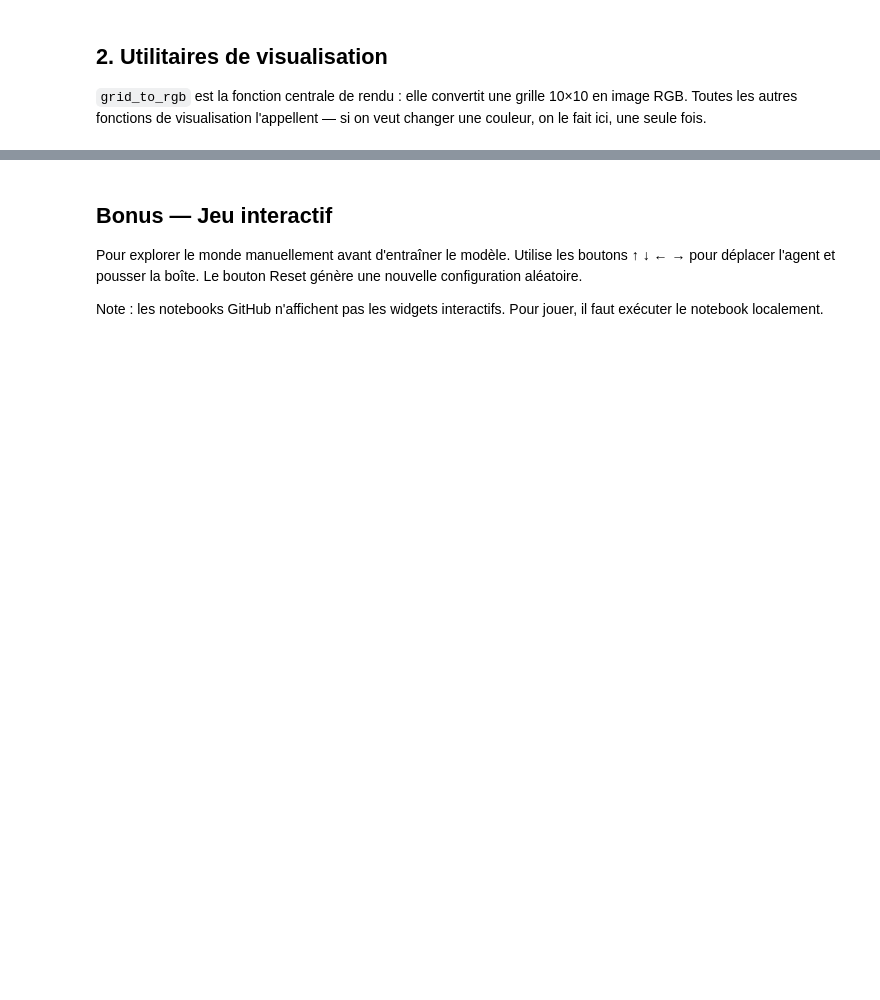
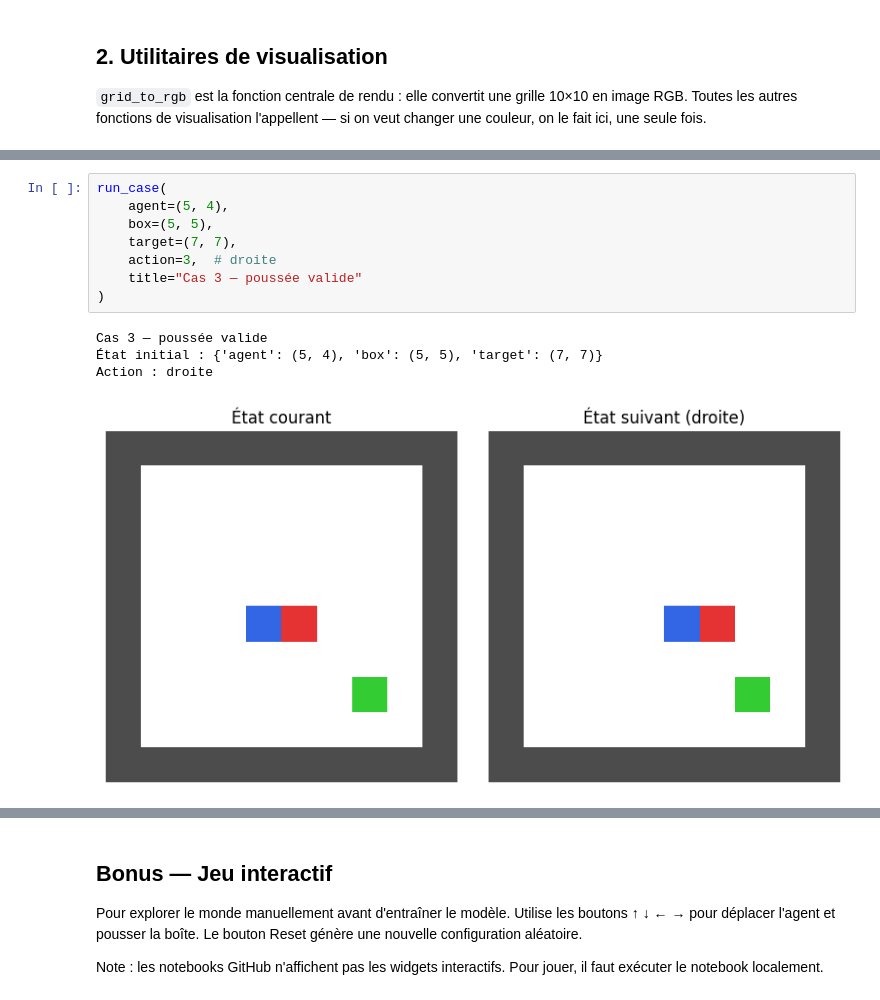
Before and after one commit to Stabadev/mini-world-model, a Jupyter notebook: notebooks/01_environment.ipynb, the cells around one changed output, grey strips where cells are left out. Drawn from its saved outputs; the diff is of its cells as text; blank space fills up the shorter version.

```diff
--- a/notebooks/01_environment.ipynb
+++ b/notebooks/01_environment.ipynb
@@ -316,0 +322,13 @@ Dataset sauvegardé dans data/
+# %%
+run_case(
+    agent=(5, 4),
+    box=(5, 5),
+    target=(7, 7),
+    action=3,  # droite
+    title="Cas 3 — poussée valide"
+)
+# %% [output]
+Cas 3 — poussée valide
+État initial : {'agent': (5, 4), 'box': (5, 5), 'target': (7, 7)}
+Action : droite
+[figure, added]
```
Also changed, not shown: parts of 57 cells of this notebook, 1 other file.
